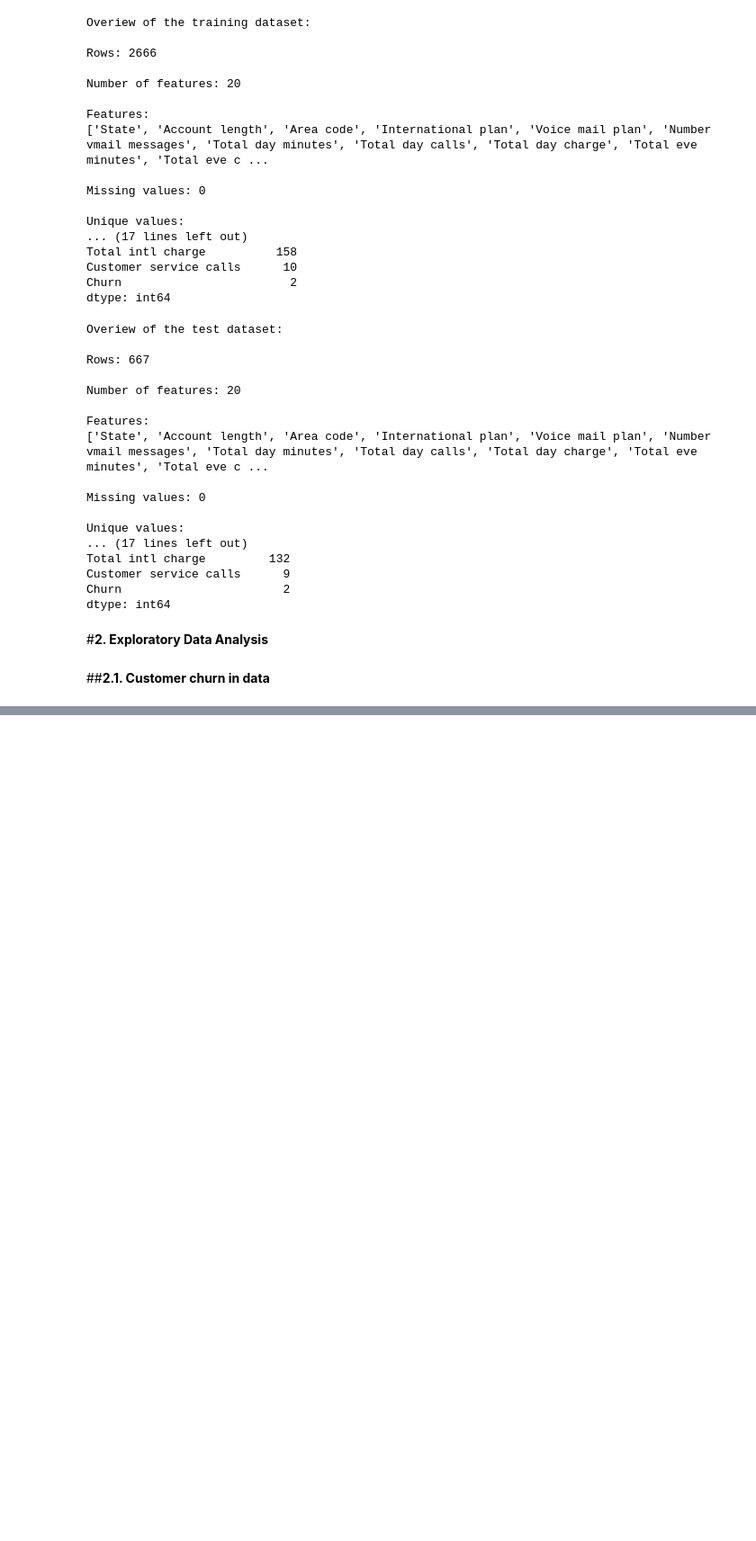
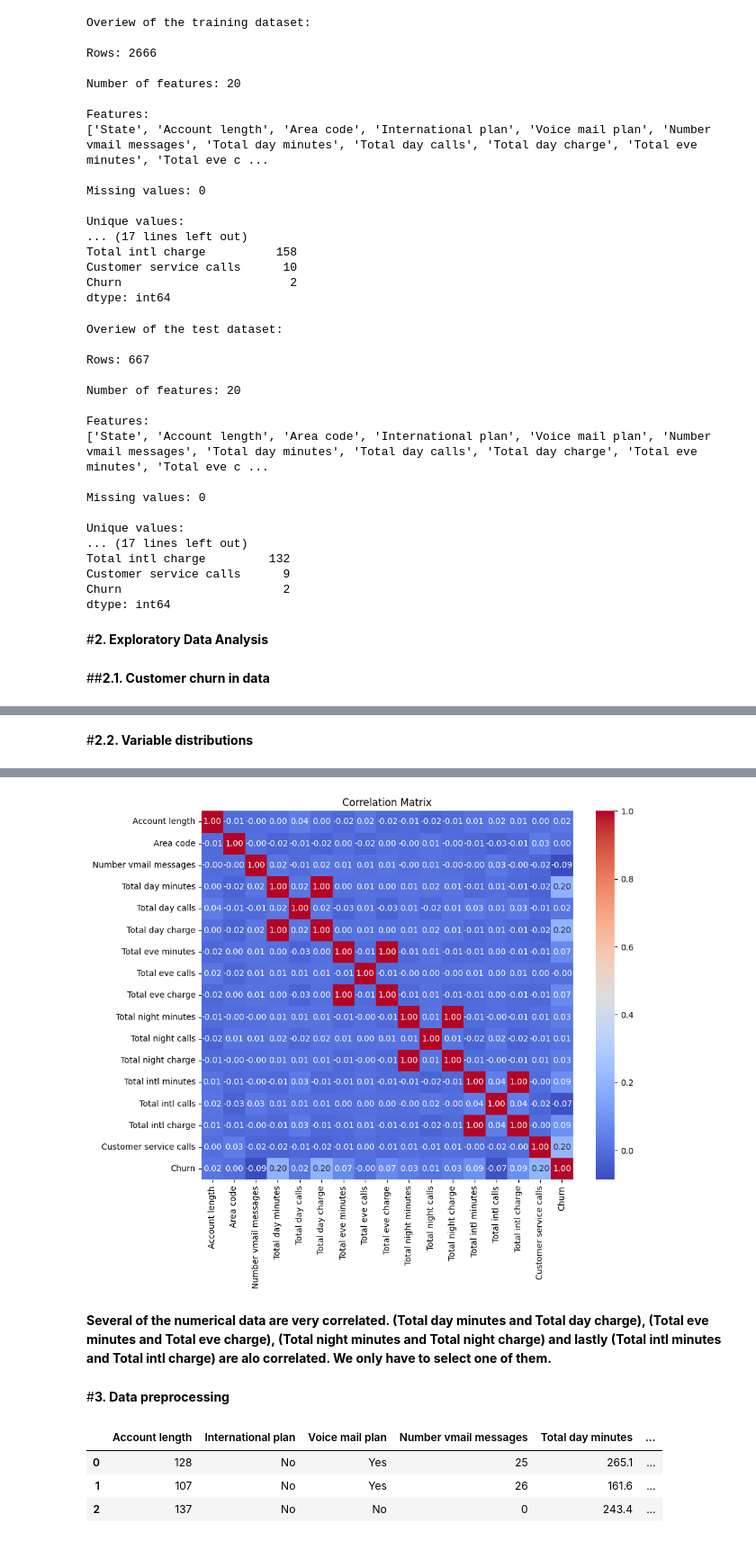
Before and after one commit to fishitmo/Takeobds, a Jupyter notebook: Customer_churn_prediction_Telecom_Churn_Dataset.ipynb, the cells around one changed output, grey strips where cells are left out. Shown at 90% size. Drawn from its saved outputs; the diff is of its cells as text; code cells hidden in the pictures; blank space fills up the shorter version.

```diff
--- a/Customer_churn_prediction_Telecom_Churn_Dataset.ipynb
+++ b/Customer_churn_prediction_Telecom_Churn_Dataset.ipynb
@@ -133,0 +145,15 @@ py.iplot(fig)
+# %% [markdown]
+#**2.2. Variable distributions**
+# %%
+import seaborn as sns
+import matplotlib.pyplot as plt
+
+# Compute correlation matrix
+correlation_matrix = telcom.corr()
+
+# Plot heatmap
+plt.figure(figsize=(10, 8))
+sns.heatmap(correlation_matrix, annot=True, cmap='coolwarm', fmt=".2f")
+plt.title('Correlation Matrix')
+plt.show()
+# %% [output]
@@ -133,0 +161 @@ py.iplot(fig)
+[figure, added]
@@ -133,0 +170,4 @@ py.iplot(fig)
+# %% [markdown]
+**Several of the numerical data are very correlated. (Total day minutes and Total day charge), (Total eve minutes and Total eve charge), (Total night minutes and Total night charge) and lastly (Total intl minutes and Total intl charge) are alo correlated. We only have to select one of them.**
+# %% [markdown]
+#**3. Data preprocessing**
@@ -133,0 +184,7 @@ py.iplot(fig)
+# %%
+telcom.head(3)
+# %% [output]
+|  | Account length | International plan | Voice mail plan | Number vmail messages | Total day minutes | ... |
+| 0 | 128 | No | Yes | 25 | 265.1 | ... |
+| 1 | 107 | No | Yes | 26 | 161.6 | ... |
+| 2 | 137 | No | No | 0 | 243.4 | ... |
```
Also changed, not shown: parts of 42 cells of this notebook.
